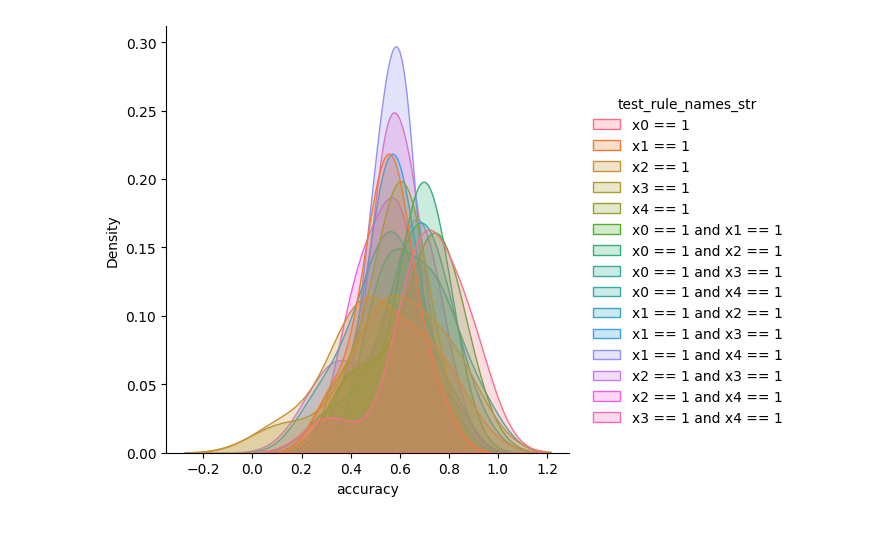
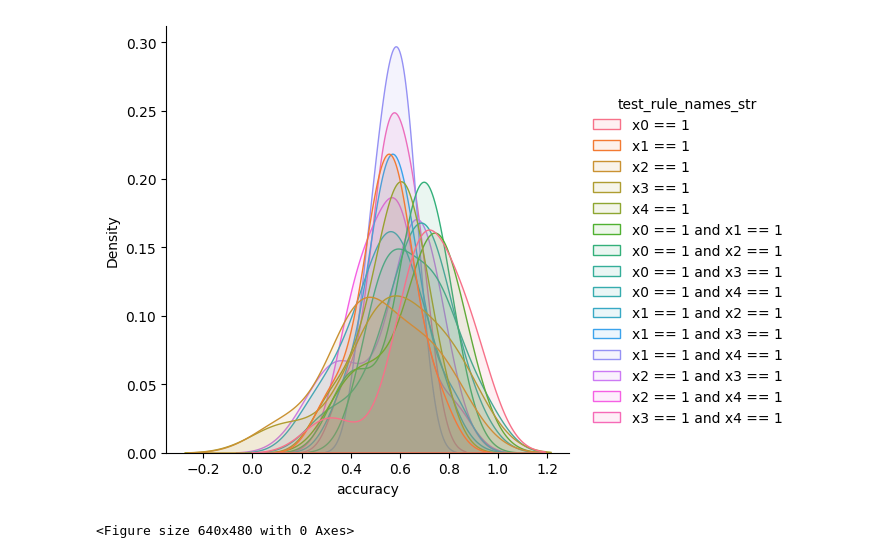
Before and after one commit to g-simmons/llm-faithfulness, a Jupyter notebook: ipynb/analyze_icl_predictions.ipynb, the cells around one changed output. Cells and saved outputs as stored; diff of their text form; code cells hidden in the pictures.

```diff
--- a/ipynb/analyze_icl_predictions.ipynb
+++ b/ipynb/analyze_icl_predictions.ipynb
@@ -143,14 +101,15 @@ rule_accuracies_all = pd.DataFrame(rule_accuracies_all)
 # %%
 import seaborn as sns
-
 df = rule_accuracies_all.melt(id_vars=['train_rule_names_str'], value_vars=rule_combination_columns, var_name='test_rule_names_str', value_name='accuracy')
-
-overlaid = sns.displot(df, x="accuracy", hue="test_rule_names_str", kind="kde", fill=True)
+overlaid = sns.displot(df, x="accuracy", hue="test_rule_names_str", kind="kde", fill=True, alpha=0.1)
+overlaid.savefig('../figures/test_accuracy_distribution_by_rule.png')
 # %% [output]
-[figure, old version]
+[figure, new version]
 # %%
 import matplotlib.pyplot as plt
 plt.clf()
 
 overlaid.savefig("test_accuracy_distribution_by_rule.png")
+# %% [output]
+<Figure size 640x480 with 0 Axes>
 # %%
```
Also changed, not shown: parts of 25 cells of this notebook, 24 other files.
